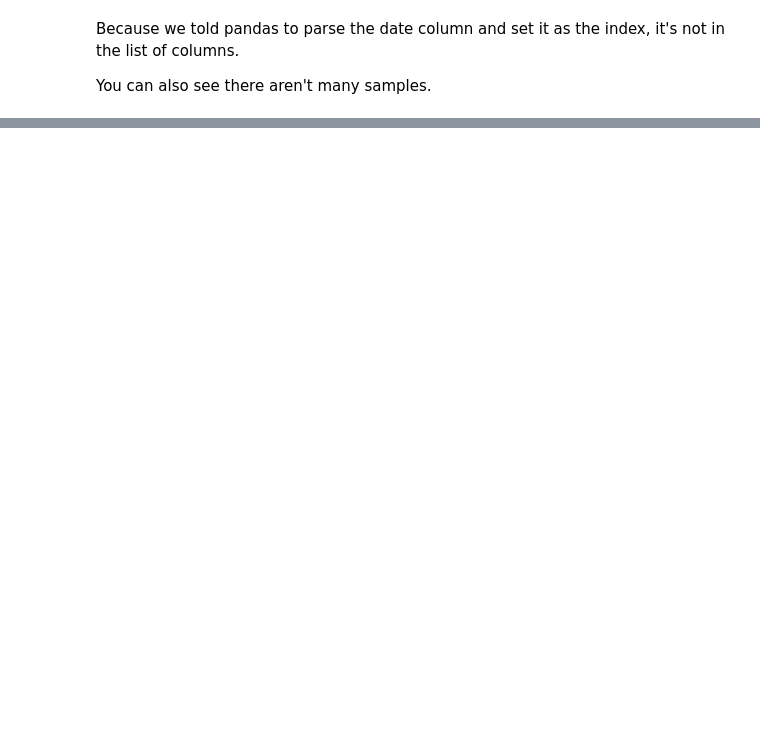
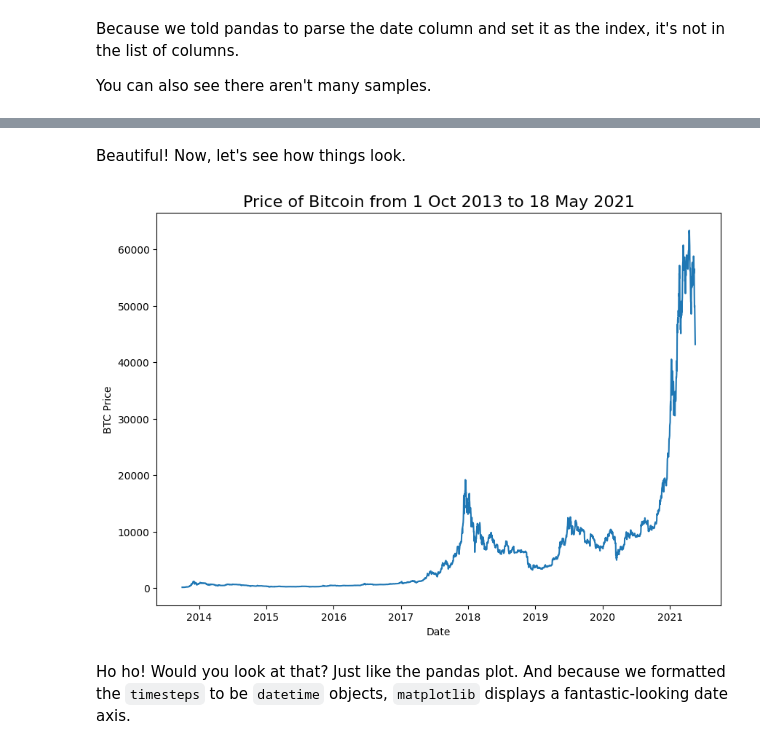
Before and after one commit to yhs2773/TensorFlow-for-Deep-Learning, a Jupyter notebook: Notebooks/10. Milestone Project 3 - Time series forecasting in TensorFlow (BitPredict 💰📈).ipynb, the cells around one changed output, grey strips where cells are left out. Drawn from its saved outputs; the diff is of its cells as text; code cells hidden in the pictures; blank space fills up the shorter version.

```diff
--- a/Notebooks/10. Milestone Project 3 - Time series forecasting in TensorFlow (BitPredict 💰📈).ipynb
+++ b/Notebooks/10. Milestone Project 3 - Time series forecasting in TensorFlow (BitPredict 💰📈).ipynb
@@ -156,0 +221,17 @@ But that's only five days worth of Bitcoin prices, let's plot everything we've g
+# %%
+# Importing and formatting historical Bitcoin data with Python
+import csv
+from datetime import datetime
+
+timesteps = []
+btc_price = []
+with open("BTC_USD_2013-10-01_2021-05-18-CoinDesk.csv", "r") as f:
+    csv_reader = csv.reader(f, delimiter=",")   # read in the target CSV
+    next(csv_reader)                            # skip first line (this gets rid of the column titles)
+
+    for line in csv_reader:
+        timesteps.append(datetime.strptime(line[1], "%Y-%m-%d"))    # get the dates as dates (not strings), strptime = string parse time
+        btc_price.append(float(line[2]))                            # get the closing price as float
+
+# View first 10 of each
+timesteps[:10], btc_price[:10]
@@ -156,0 +259,15 @@ But that's only five days worth of Bitcoin prices, let's plot everything we've g
+# %% [markdown]
+Beautiful! Now, let's see how things look.
+# %%
+# Plot from CSV
+import numpy as np
+
+plt.figure(figsize=(10, 7))
+plt.plot(timesteps, btc_price)
+plt.title("Price of Bitcoin from 1 Oct 2013 to 18 May 2021", fontsize=16)
+plt.xlabel("Date")
+plt.ylabel("BTC Price");
+# %% [output]
+[figure, added]
+# %% [markdown]
+Ho ho! Would you look at that? Just like the pandas plot. And because we formatted the `timesteps` to be `datetime` objects, `matplotlib` displays a fantastic-looking date axis.
```
Also changed, not shown: parts of 57 cells of this notebook.
